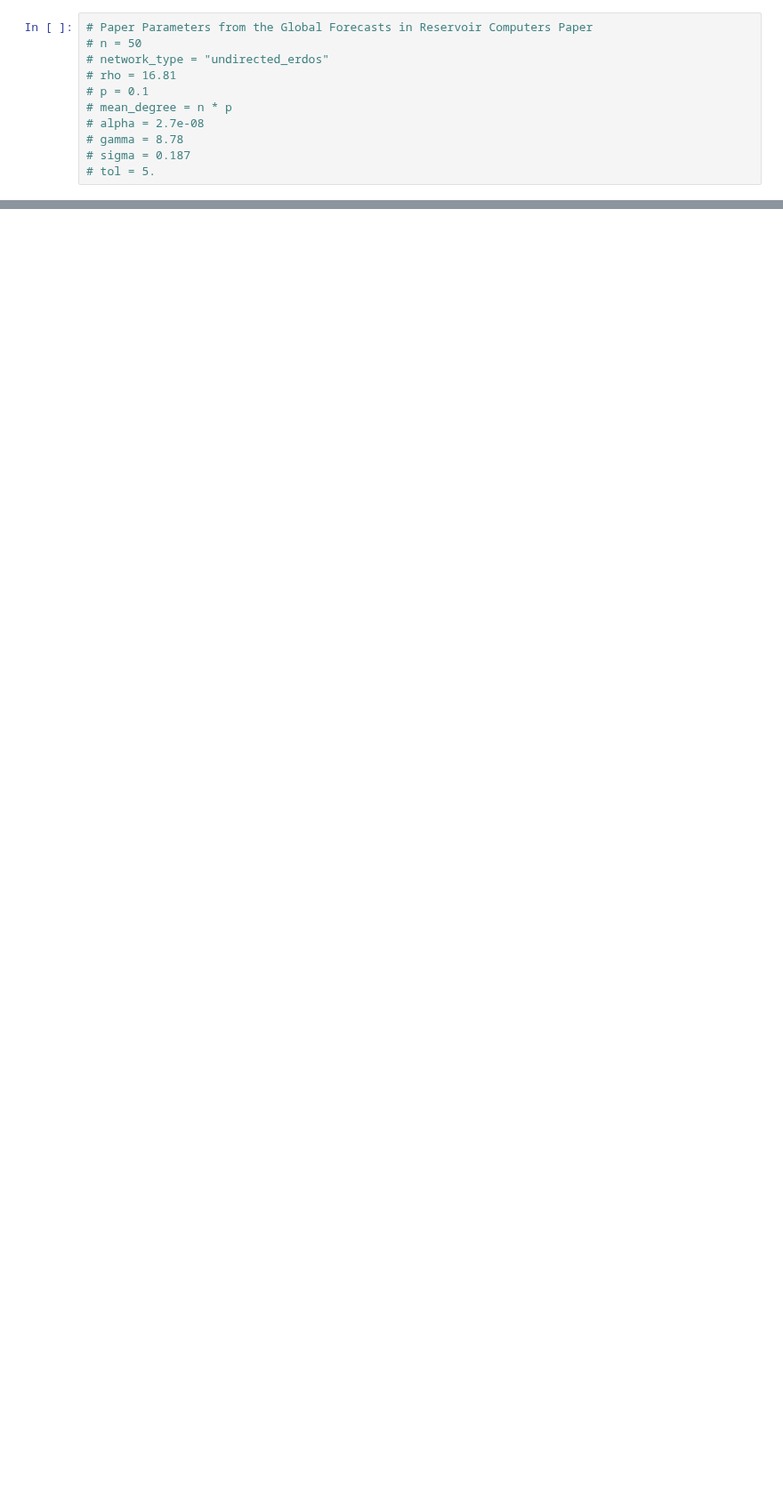
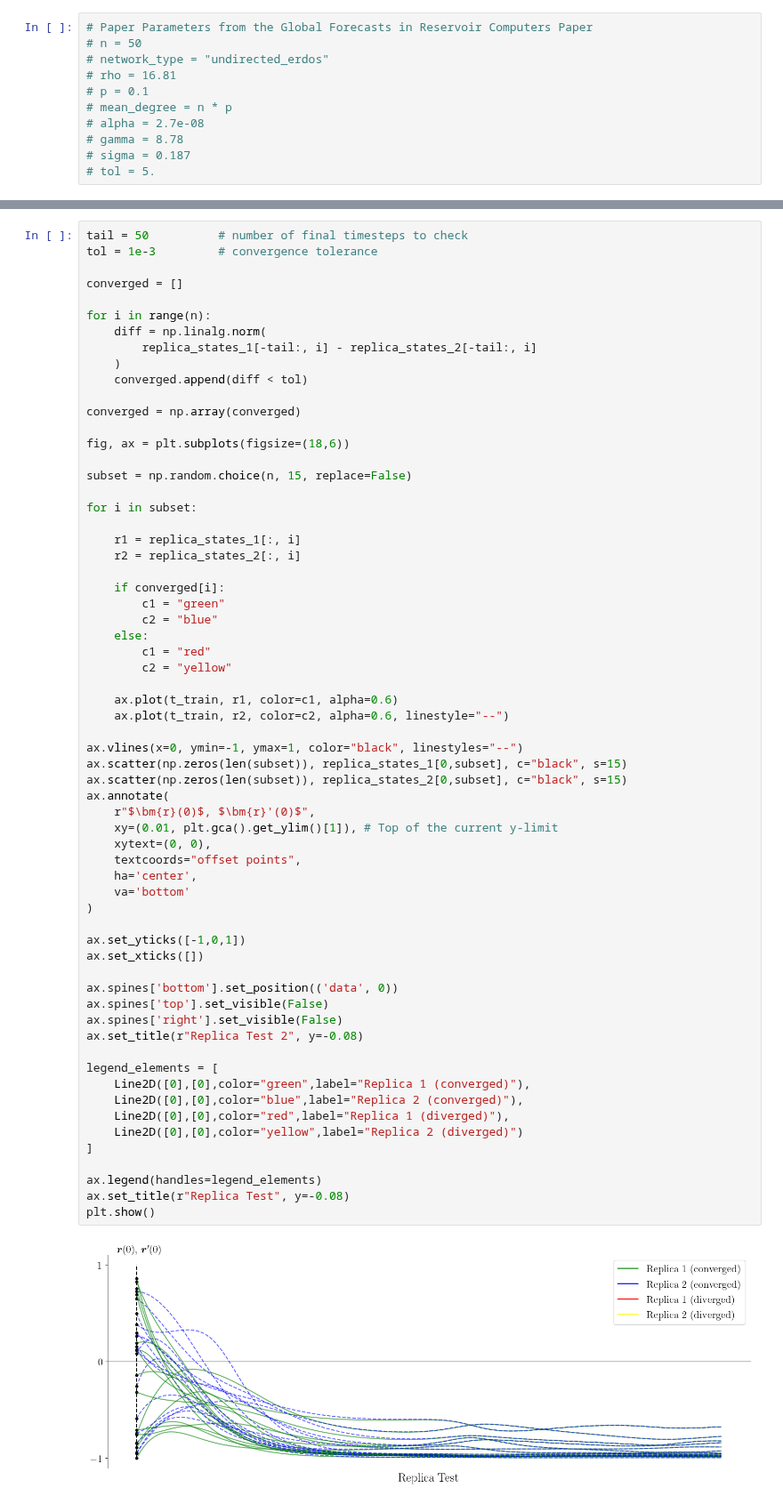
Before and after one commit to seyfdall/Thinned_Rescomp, a Jupyter notebook: paper_plots/paper_plots.ipynb, the cells around one changed output, grey strips where cells are left out. Shown at 89% size. Drawn from its saved outputs; the diff is of its cells as text; blank space fills up the shorter version.

```diff
--- a/paper_plots/paper_plots.ipynb
+++ b/paper_plots/paper_plots.ipynb
@@ -301,3 +387,68 @@ plt.show()
+# %%
+tail = 50          # number of final timesteps to check
+tol = 1e-3         # convergence tolerance
+
+converged = []
+
+for i in range(n):
+    diff = np.linalg.norm(
+        replica_states_1[-tail:, i] - replica_states_2[-tail:, i]
+    )
+    converged.append(diff < tol)
+
+converged = np.array(converged)
+
+fig, ax = plt.subplots(figsize=(18,6))
+
+subset = np.random.choice(n, 15, replace=False)
+
+for i in subset:
+
+    r1 = replica_states_1[:, i]
+    r2 = replica_states_2[:, i]
+
+    if converged[i]:
+        c1 = "green"
+        c2 = "blue"
+    else:
+        c1 = "red"
+        c2 = "yellow"
+
+    ax.plot(t_train, r1, color=c1, alpha=0.6)
+    ax.plot(t_train, r2, color=c2, alpha=0.6, linestyle="--")
+
+ax.vlines(x=0, ymin=-1, ymax=1, color="black", linestyles="--")
+ax.scatter(np.zeros(len(subset)), replica_states_1[0,subset], c="black", s=15)
+ax.scatter(np.zeros(len(subset)), replica_states_2[0,subset], c="black", s=15)
+ax.annotate(
+    r"$\bm{r}(0)$, $\bm{r}'(0)$",
+    xy=(0.01, plt.gca().get_ylim()[1]), # Top of the current y-limit
+    xytext=(0, 0),
+    textcoords="offset points",
+    ha='center',
+    va='bottom'
+)
+
+ax.set_yticks([-1,0,1])
+ax.set_xticks([])
+
+ax.spines['bottom'].set_position(('data', 0))
+ax.spines['top'].set_visible(False)
+ax.spines['right'].set_visible(False)
+ax.set_title(r"Replica Test 2", y=-0.08)
+
+legend_elements = [
+    Line2D([0],[0],color="green",label="Replica 1 (converged)"),
+    Line2D([0],[0],color="blue",label="Replica 2 (converged)"),
+    Line2D([0],[0],color="red",label="Replica 1 (diverged)"),
+    Line2D([0],[0],color="yellow",label="Replica 2 (diverged)")
+]
+
+ax.legend(handles=legend_elements)
+ax.set_title(r"Replica Test", y=-0.08)
+plt.show()
+# %% [output]
+[figure, added]
 # %%
 fig, axes = plt.subplots(2,1, figsize=(18,8))
 
```
Also changed, not shown: parts of 8 cells of this notebook, 13 other files.
